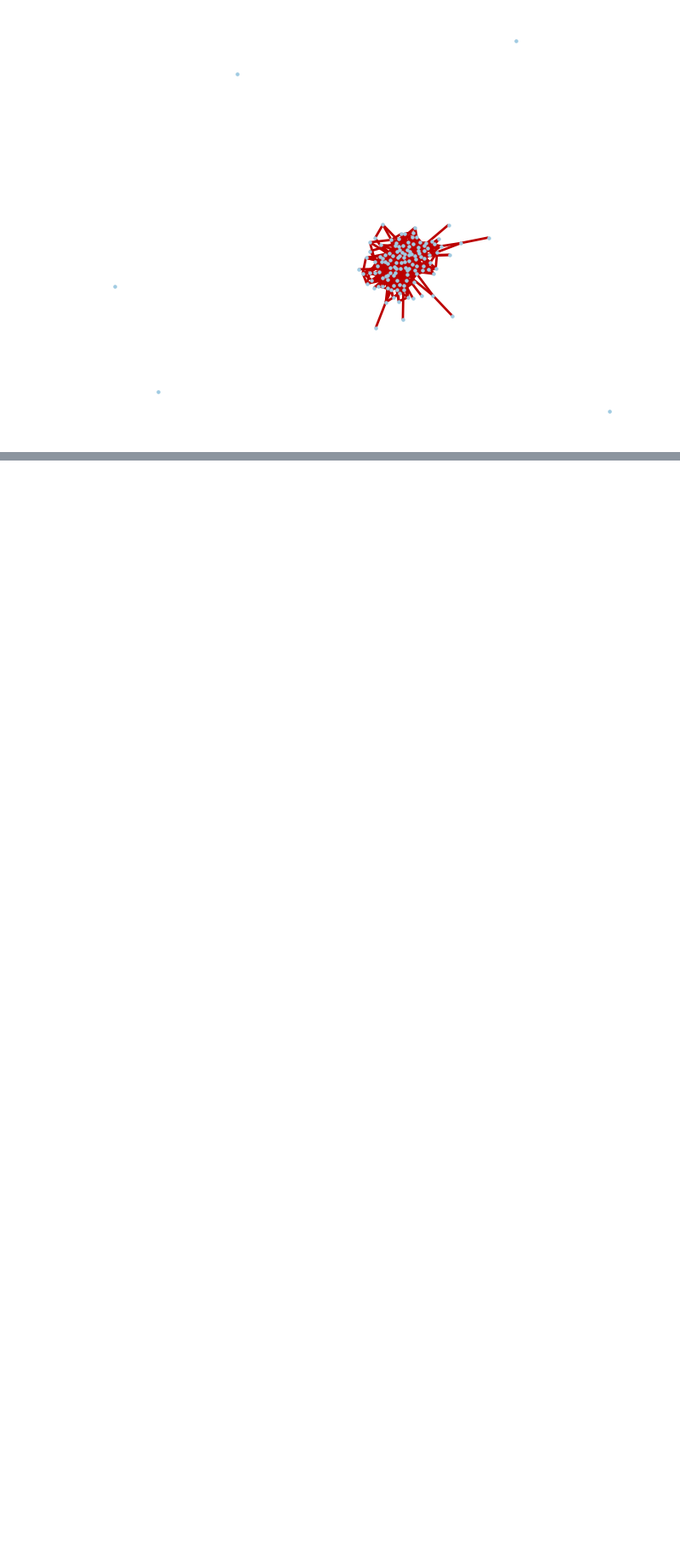
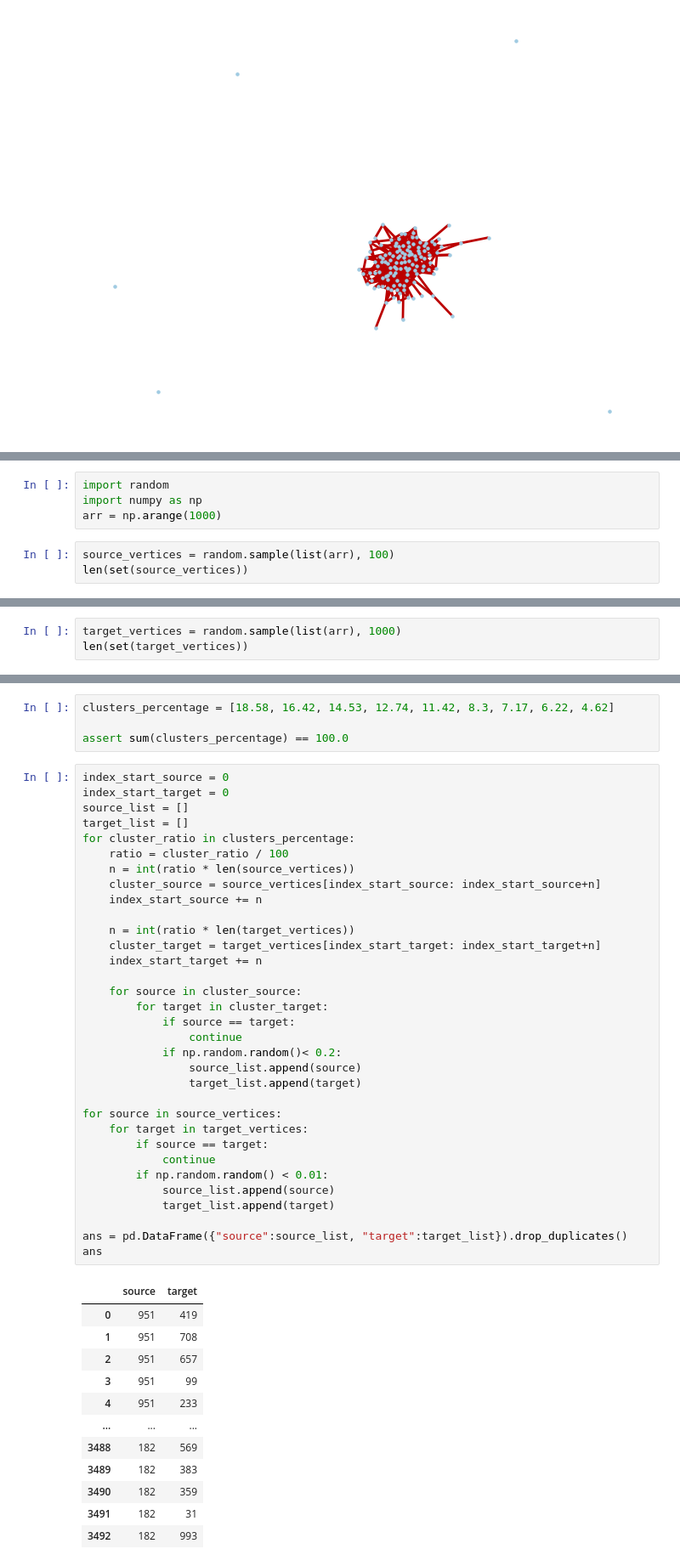
Before and after one commit to Arsenchius/graphs, a Jupyter notebook: draw_graph.ipynb, the cells around one changed output, grey strips where cells are left out. Shown at 85% size. Cells and saved outputs as stored; diff of their text form; blank space fills up the shorter version.

```diff
--- a/draw_graph.ipynb
+++ b/draw_graph.ipynb
@@ -185,0 +254,7 @@ plt.show()
+# %%
+import random
+import numpy as np
+arr = np.arange(1000)
+# %%
+source_vertices = random.sample(list(arr), 100)
+len(set(source_vertices))
@@ -185,0 +263,3 @@ plt.show()
+# %%
+target_vertices = random.sample(list(arr), 1000)
+len(set(target_vertices))
@@ -185,0 +268,50 @@ plt.show()
+# %%
+clusters_percentage = [18.58, 16.42, 14.53, 12.74, 11.42, 8.3, 7.17, 6.22, 4.62]
+
+assert sum(clusters_percentage) == 100.0
+# %%
+index_start_source = 0
+index_start_target = 0
+source_list = []
+target_list = []
+for cluster_ratio in clusters_percentage:
+    ratio = cluster_ratio / 100
+    n = int(ratio * len(source_vertices))
+    cluster_source = source_vertices[index_start_source: index_start_source+n]
+    index_start_source += n
+
+    n = int(ratio * len(target_vertices))
+    cluster_target = target_vertices[index_start_target: index_start_target+n]
+    index_start_target += n
+
+    for source in cluster_source:
+        for target in cluster_target:
+            if source == target:
+                continue
+            if np.random.random()< 0.2:
+                source_list.append(source)
+                target_list.append(target)
+
+for source in source_vertices:
+    for target in target_vertices:
+        if source == target:
+            continue
+        if np.random.random() < 0.01:
+            source_list.append(source)
+            target_list.append(target)
+
+ans = pd.DataFrame({"source":source_list, "target":target_list}).drop_duplicates()
+ans
+# %% [output]
+|  | source | target |
+| 0 | 951 | 419 |
+| 1 | 951 | 708 |
+| 2 | 951 | 657 |
+| 3 | 951 | 99 |
+| 4 | 951 | 233 |
+| ... | ... | ... |
+| 3488 | 182 | 569 |
+| 3489 | 182 | 383 |
+| 3490 | 182 | 359 |
+| 3491 | 182 | 31 |
+| 3492 | 182 | 993 |
```
Also changed, not shown: parts of 22 cells of this notebook, 5 other files.
